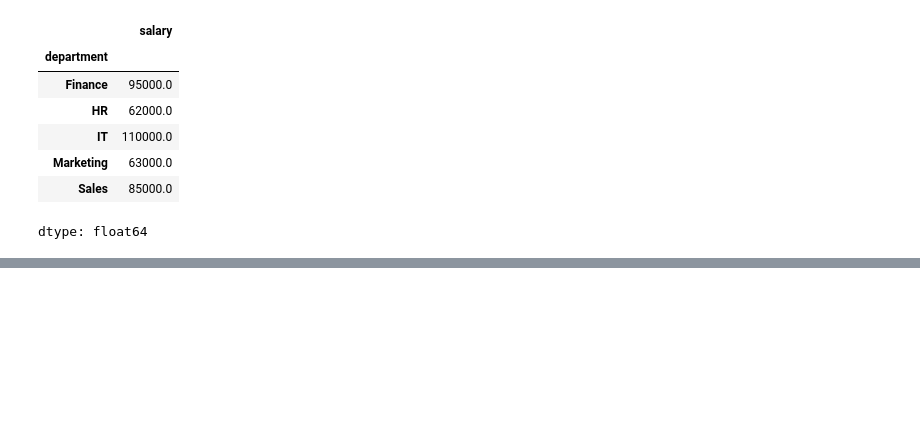
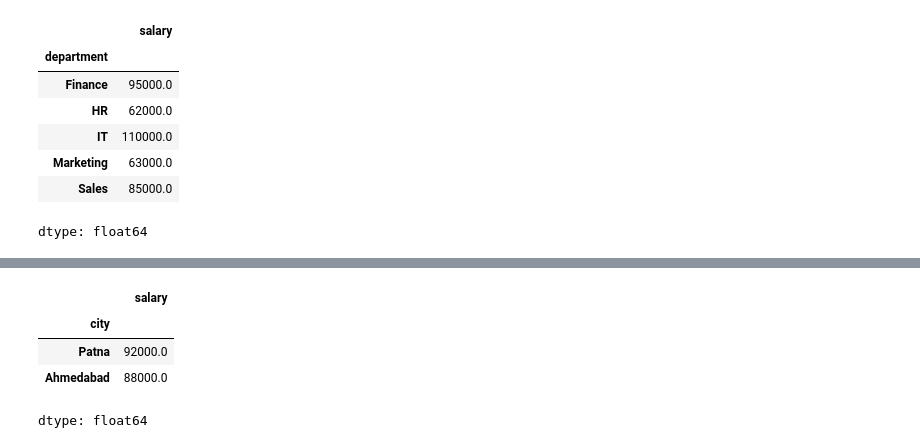
Before and after one commit to Vasista-G/GoogleCollab_Python, a Jupyter notebook: Pandaslearn.ipynb, the cells around one changed output, grey strips where cells are left out. Cells and saved outputs as stored; diff of their text form; code cells hidden in the pictures; blank space fills up the shorter version.

```diff
--- a/Pandaslearn.ipynb
+++ b/Pandaslearn.ipynb
@@ -438,0 +473,12 @@ dtype: float64
+# %%
+#49.	Find the city with the highest average salary.
+
+s = emp.groupby("city")["salary"].mean()
+
+s.nlargest(2)
+# %% [output]
+|  | salary |
+| city |  |
+| Patna | 92000.0 |
+| Ahmedabad | 88000.0 |
+dtype: float64
```
Also changed, not shown: parts of 5 cells of this notebook.
